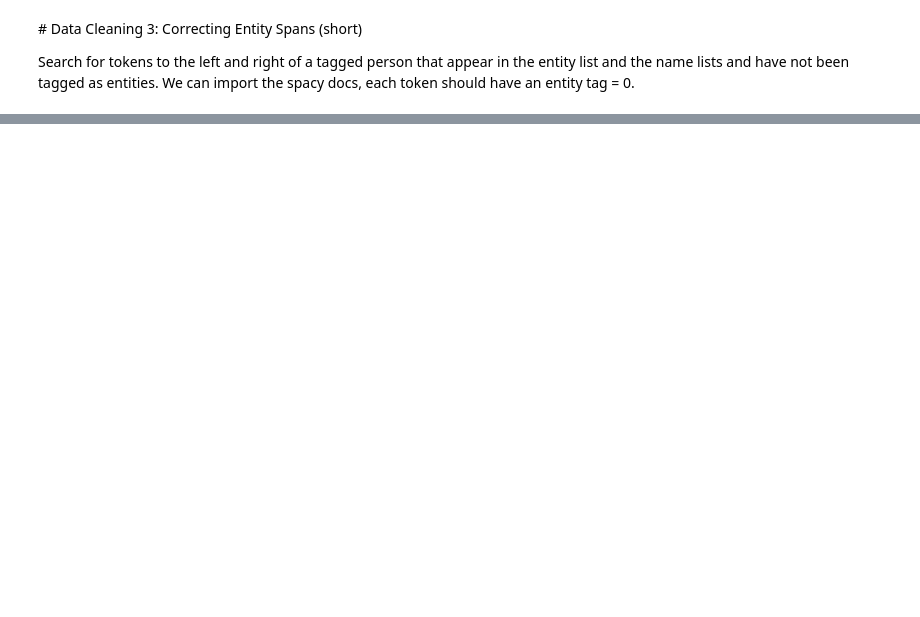
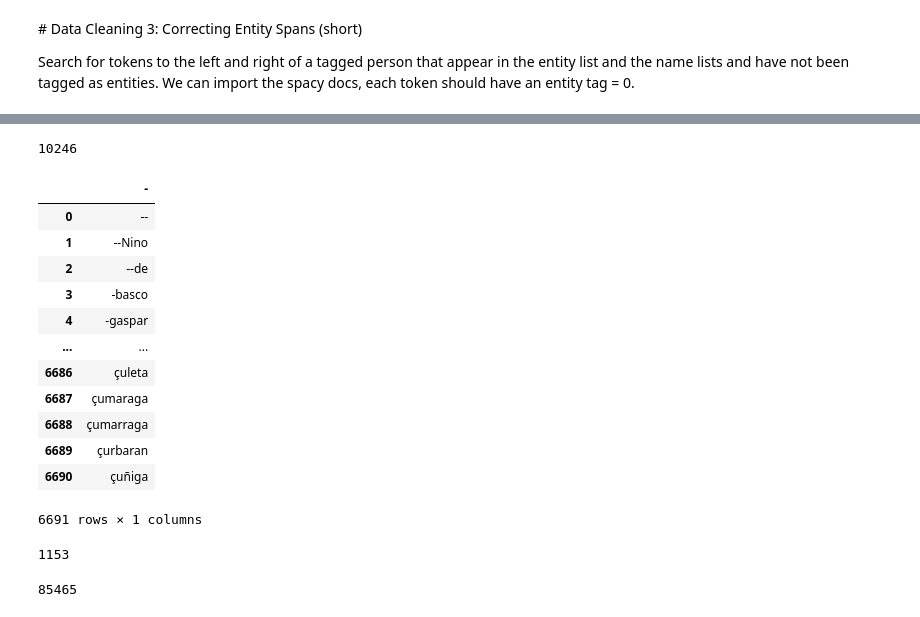
Before and after one commit to FelipeAdeT/SevilleDataProcessing, a Jupyter notebook: Data Cleaning/Data Cleaning 3 Correcting Entity Spans.ipynb, the cells around one changed output, grey strips where cells are left out. Saved outputs shown, nothing was run; the diff lists cells and outputs as text; code cells hidden in the pictures; blank space fills up the shorter version.

```diff
--- a/Data Cleaning/Data Cleaning 3 Correcting Entity Spans.ipynb
+++ b/Data Cleaning/Data Cleaning 3 Correcting Entity Spans.ipynb
@@ -28,0 +92,22 @@ grouped.count()
+# %%
+len(names)
+# %% [output]
+10246
+# %%
+tokensintags = pd.read_csv('PersonNameTokenList.csv')
+# %%
+tokensintags
+# %% [output]
+|  | - |
+| 0 | -- |
+| 1 | --Nino |
+| 2 | --de |
+| 3 | -basco |
+| 4 | -gaspar |
+| ... | ... |
+| 6686 | çuleta |
+| 6687 | çumaraga |
+| 6688 | çumarraga |
+| 6689 | çurbaran |
+| 6690 | çuñiga |
+6691 rows × 1 columns
@@ -28,0 +122,4 @@ grouped.count()
+# %%
+len(in_namelist)
+# %% [output]
+1153
@@ -28,0 +132,4 @@ grouped.count()
+# %%
+len(untagged)
+# %% [output]
+85465
```
Also changed, not shown: parts of 19 cells of this notebook, 14 other files.
